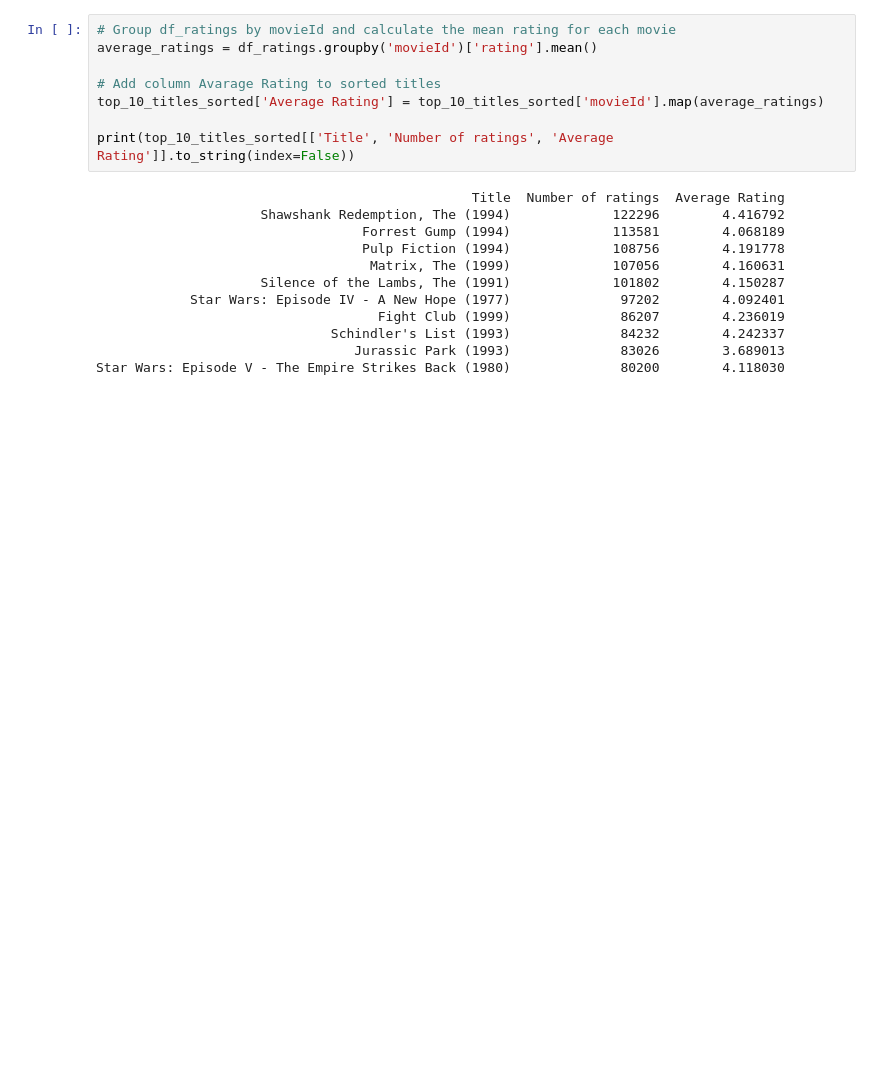
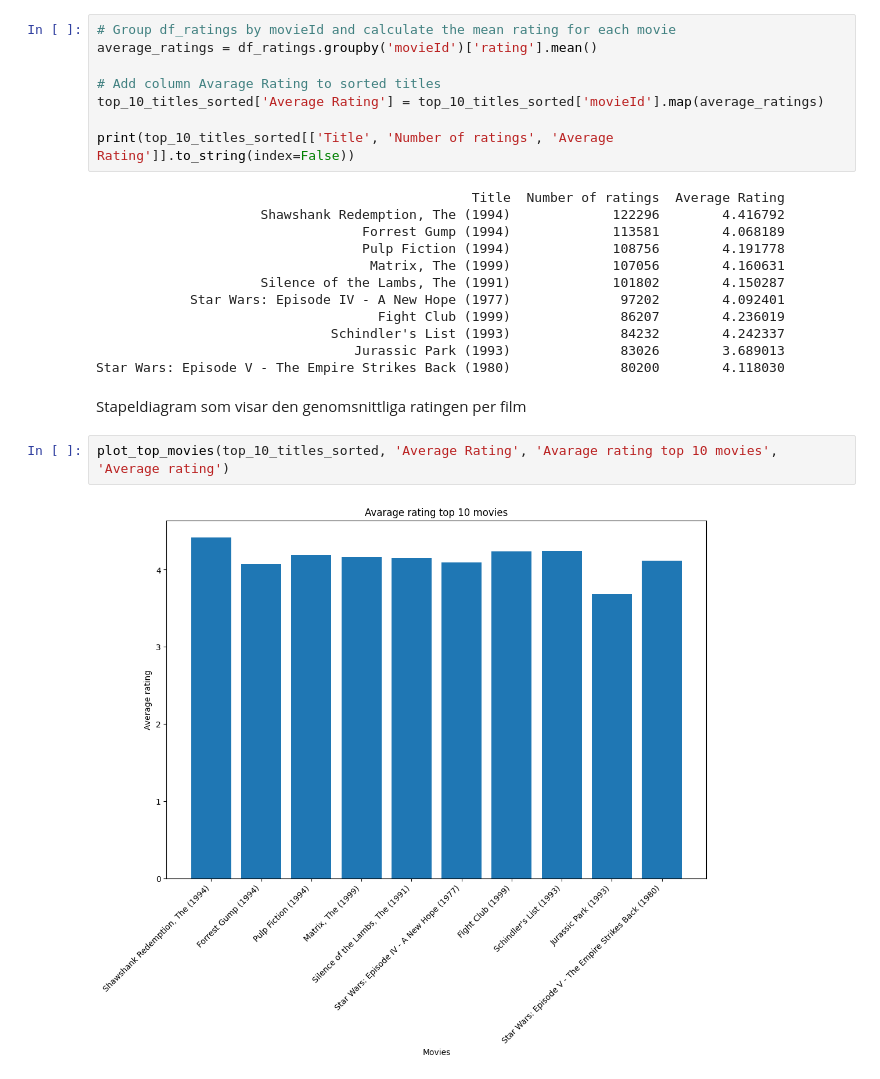
Before and after one commit to HolmstromAnna/AI-Anna-Holmstrom-OPA23, a Jupyter notebook: labs/Lab1/Code_lab1.ipynb, the cells around one changed output. Cells and saved outputs as stored; diff of their text form; blank space fills up the shorter version.

Commit message:
Plot exercise 1.1 c

```diff
--- a/labs/Lab1/Code_lab1.ipynb
+++ b/labs/Lab1/Code_lab1.ipynb
@@ -163,3 +163,9 @@ print(top_10_titles_sorted[['Title', 'Number of ratings', 'Average Rating']].to_
                               Schindler's List (1993)              84232        4.242337
                                  Jurassic Park (1993)              83026        3.689013
 Star Wars: Episode V - The Empire Strikes Back (1980)              80200        4.118030
+# %% [markdown]
+Stapeldiagram som visar den genomsnittliga ratingen per film
+# %%
+plot_top_movies(top_10_titles_sorted, 'Average Rating', 'Avarage rating top 10 movies', 'Average rating')
+# %% [output]
+[figure, added]
```
Also changed, not shown: parts of 1 cell of this notebook.
